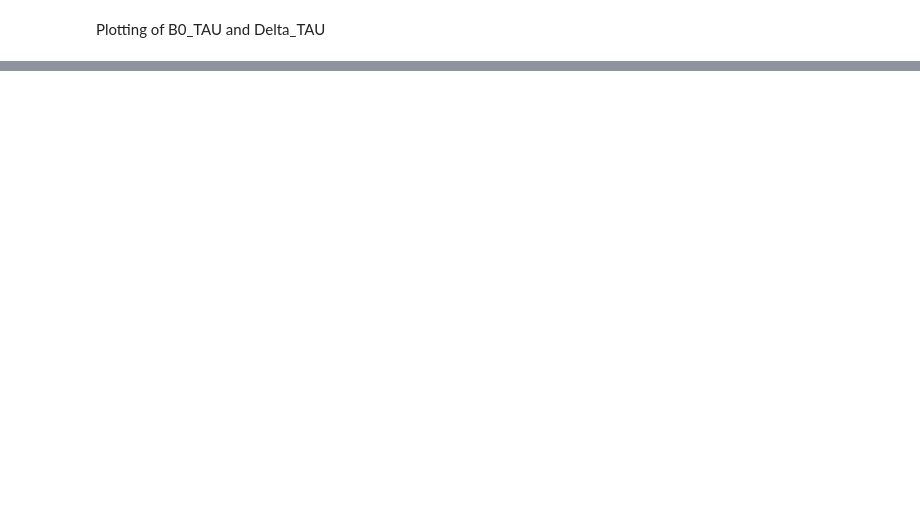
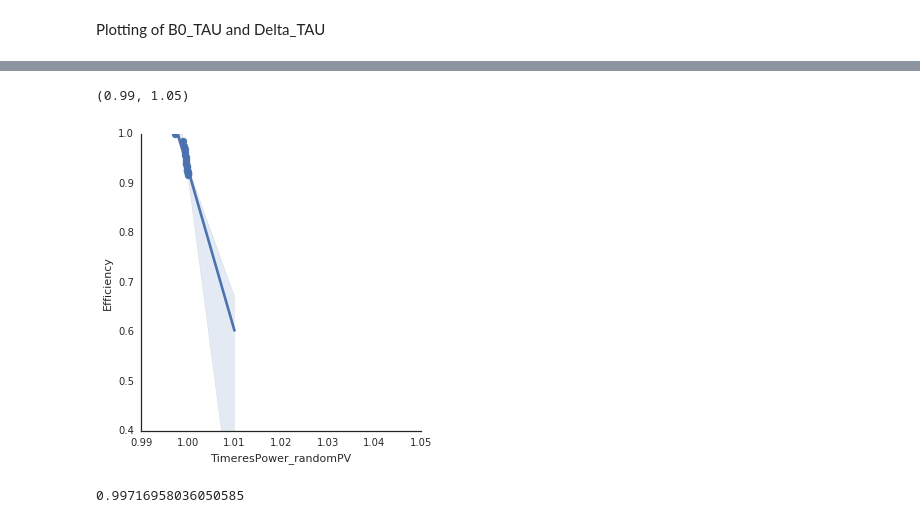
Before and after one commit to chasenberg/Masterthesis, a Jupyter notebook: notebooks/decaytime_studies/wrong_pv/Bd2JpsiKs_scandilution_randomsel_mc.ipynb, the cells around one changed output, grey strips where cells are left out. Drawn from its saved outputs; the diff is of its cells as text; code cells hidden in the pictures; blank space fills up the shorter version.

```diff
--- a/notebooks/decaytime_studies/wrong_pv/Bd2JpsiKs_scandilution_randomsel_mc.ipynb
+++ b/notebooks/decaytime_studies/wrong_pv/Bd2JpsiKs_scandilution_randomsel_mc.ipynb
@@ -479,0 +470,14 @@ can  # To display plot in notebooks
+# %%
+x = test['TimeresPower_randomPV'] = np.array(ys['TimeresPower_randomPV'])
+y = test['Efficiency'] = np.array(ys['Efficiency'])
+lm = sns.lmplot(x='TimeresPower_randomPV', y='Efficiency',data=test,x_estimator=np.mean)
+axes = lm.axes
+axes[0,0].set_ylim(0.4,1)
+axes[0,0].set_xlim(0.99,1.05)
+# %% [output]
+(0.99, 1.05)
+[figure, added]
+# %%
+ np.array(ys['TimeresPower_randomPV']).min()
+# %% [output]
+0.99716958036050585
```
Also changed, not shown: parts of 16 cells of this notebook.
